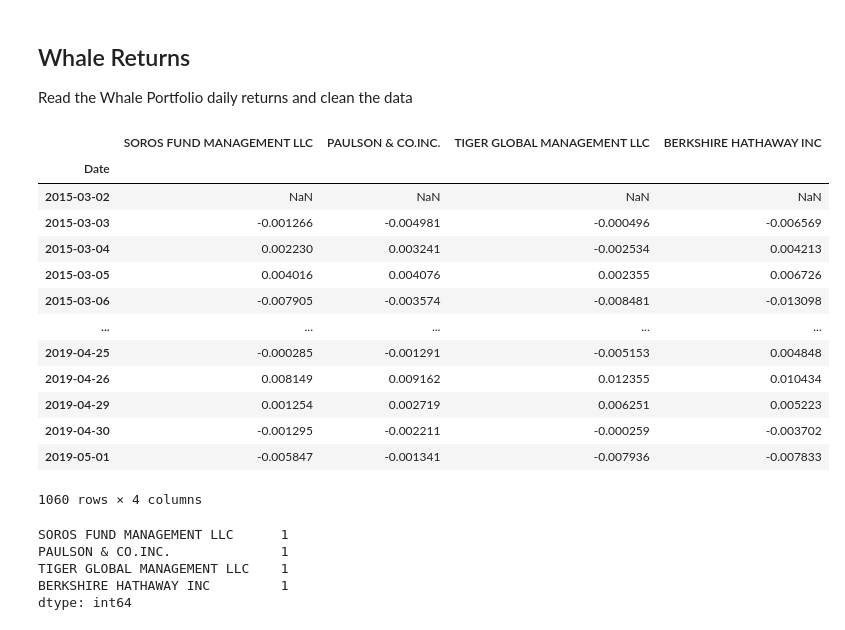
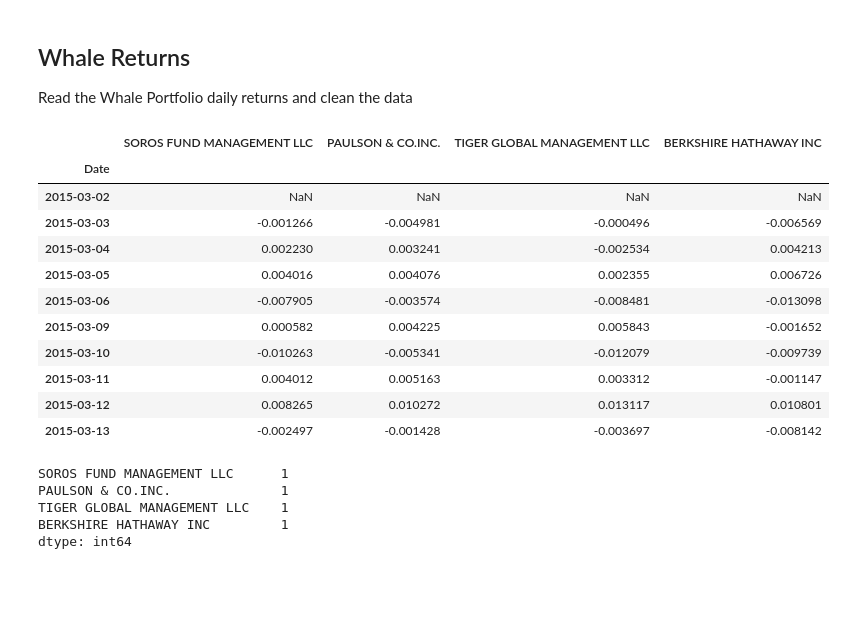
Before and after one commit to spla23/Pandas-Assignment, a Jupyter notebook: whale_analysis.ipynb, the cells around one changed output. Drawn from its saved outputs; the diff is of its cells as text; code cells hidden in the pictures; blank space fills up the shorter version.

```diff
--- a/whale_analysis.ipynb
+++ b/whale_analysis.ipynb
@@ -30,24 +31,27 @@ Read the Whale Portfolio daily returns and clean the data
 # %%
 # Reading whale returns
 whale_returns_csv = Path('/Users/melan/Documents/School/Python_Excercises/Homework/04-Pandas/Instructions/Starter_Code/Pandas-Assignment/whale_returns.csv')
-whale_returns = pd.read_csv(whale_returns_csv, index_col="Date")
+whale_returns = pd.read_csv(whale_returns_csv,
+                            infer_datetime_format= True,
+                            parse_dates= True,
+                            index_col= "Date",
+                            date_parser= parse,
+                            dayfirst= False,)
 whale_returns_df = pd.DataFrame(whale_returns)
-whale_returns_df
+whale_returns_df.head(10)
 # %% [output]
 |  | SOROS FUND MANAGEMENT LLC | PAULSON & CO.INC. | TIGER GLOBAL MANAGEMENT LLC | BERKSHIRE HATHAWAY INC |
 | Date |  |  |  |  |
 | 2015-03-02 | NaN | NaN | NaN | NaN |
 | 2015-03-03 | -0.001266 | -0.004981 | -0.000496 | -0.006569 |
 | 2015-03-04 | 0.002230 | 0.003241 | -0.002534 | 0.004213 |
 | 2015-03-05 | 0.004016 | 0.004076 | 0.002355 | 0.006726 |
 | 2015-03-06 | -0.007905 | -0.003574 | -0.008481 | -0.013098 |
-| ... | ... | ... | ... | ... |
-| 2019-04-25 | -0.000285 | -0.001291 | -0.005153 | 0.004848 |
-| 2019-04-26 | 0.008149 | 0.009162 | 0.012355 | 0.010434 |
-| 2019-04-29 | 0.001254 | 0.002719 | 0.006251 | 0.005223 |
-| 2019-04-30 | -0.001295 | -0.002211 | -0.000259 | -0.003702 |
-| 2019-05-01 | -0.005847 | -0.001341 | -0.007936 | -0.007833 |
+| 2015-03-09 | 0.000582 | 0.004225 | 0.005843 | -0.001652 |
+| 2015-03-10 | -0.010263 | -0.005341 | -0.012079 | -0.009739 |
+| 2015-03-11 | 0.004012 | 0.005163 | 0.003312 | -0.001147 |
+| 2015-03-12 | 0.008265 | 0.010272 | 0.013117 | 0.010801 |
+| 2015-03-13 | -0.002497 | -0.001428 | -0.003697 | -0.008142 |
-1060 rows × 4 columns
 # %%
 # Count nulls
 whale_returns_df.isnull().sum()
```
Also changed, not shown: parts of 19 cells of this notebook.
